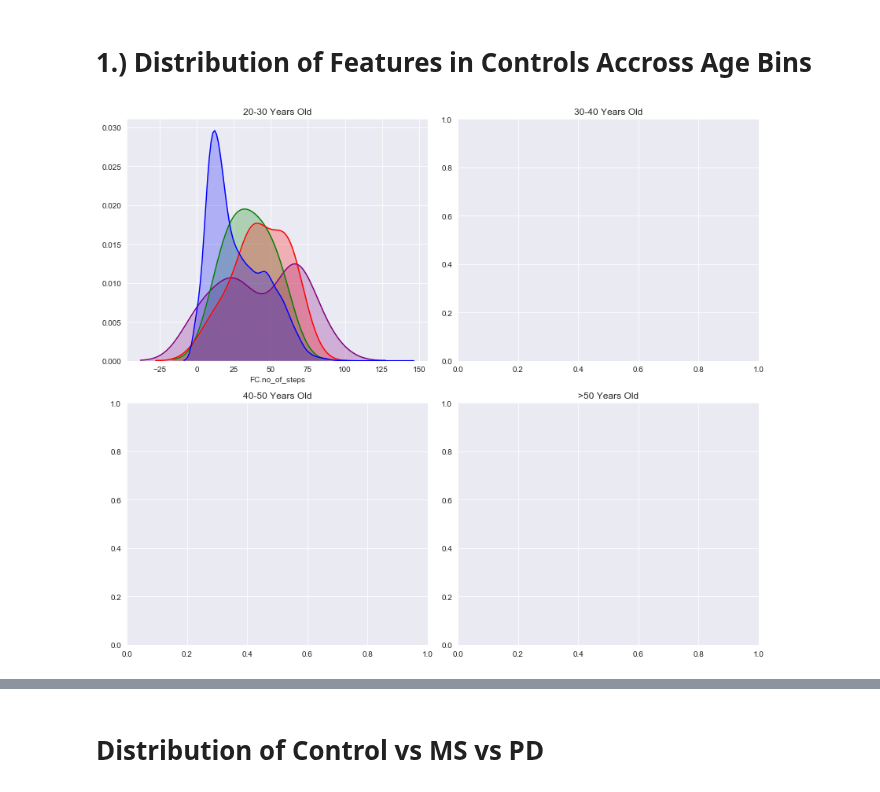
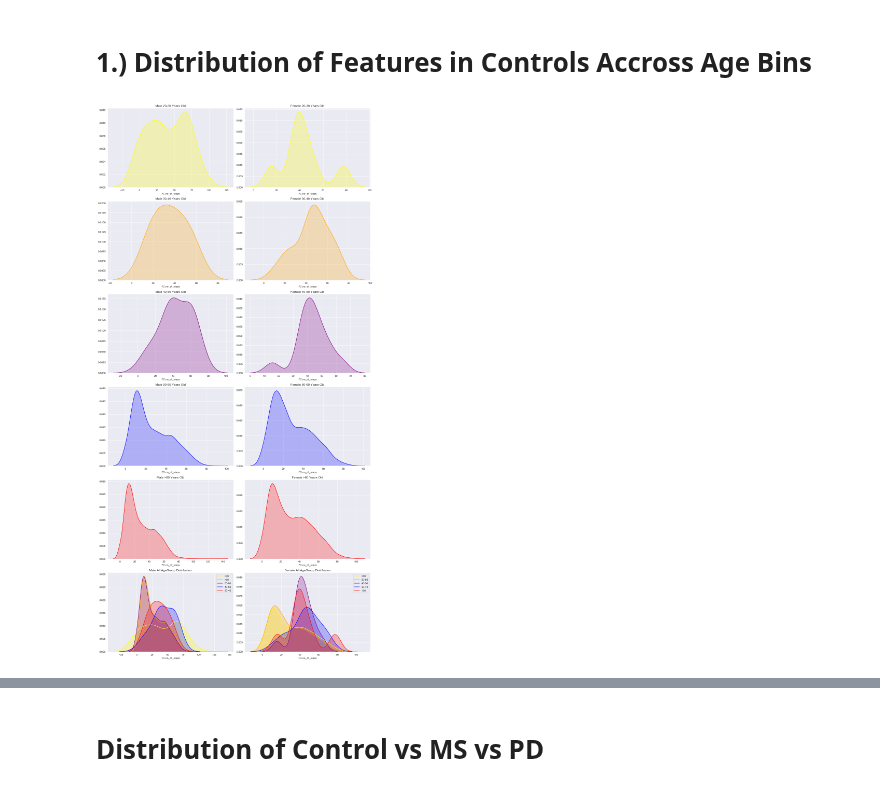
Before and after one commit to arytontediarjo/mPower-Analysis, a Jupyter notebook: Notebooks/Feature-analysis-notebook/distributions_gait_user.ipynb, the cells around one changed output, grey strips where cells are left out. Saved outputs shown, nothing was run; the diff lists cells and outputs as text; code cells hidden in the pictures.

```diff
--- a/Notebooks/Feature-analysis-notebook/distributions_gait_user.ipynb
+++ b/Notebooks/Feature-analysis-notebook/distributions_gait_user.ipynb
@@ -15,4 +17,4 @@ sns.set_style("dark")
 # %%
-data = utils.get_file_entity("syn21281633")
+data = query.get_file_entity("syn21281633")
 # %%
 ## helper functions ##
@@ -68,6 +115,7 @@ Index(['AA.freeze_occurences', 'AA.frequency_of_peaks',
 # %% [markdown]
 # 1.) Distribution of Features in Controls Accross Age Bins
 # %%
-visualize_agegroups(data[(data["is_control"] == 1) & (data["gender"] == "male")], "FC.no_of_steps")
+## Number of Steps
+visualize_agegroups(data[(data["is_control"] == 1)], "FC.no_of_steps")
 # %% [output]
-[figure, old version]
+[figure, new version]
```
Also changed, not shown: parts of 14 cells of this notebook, 2 other files.
